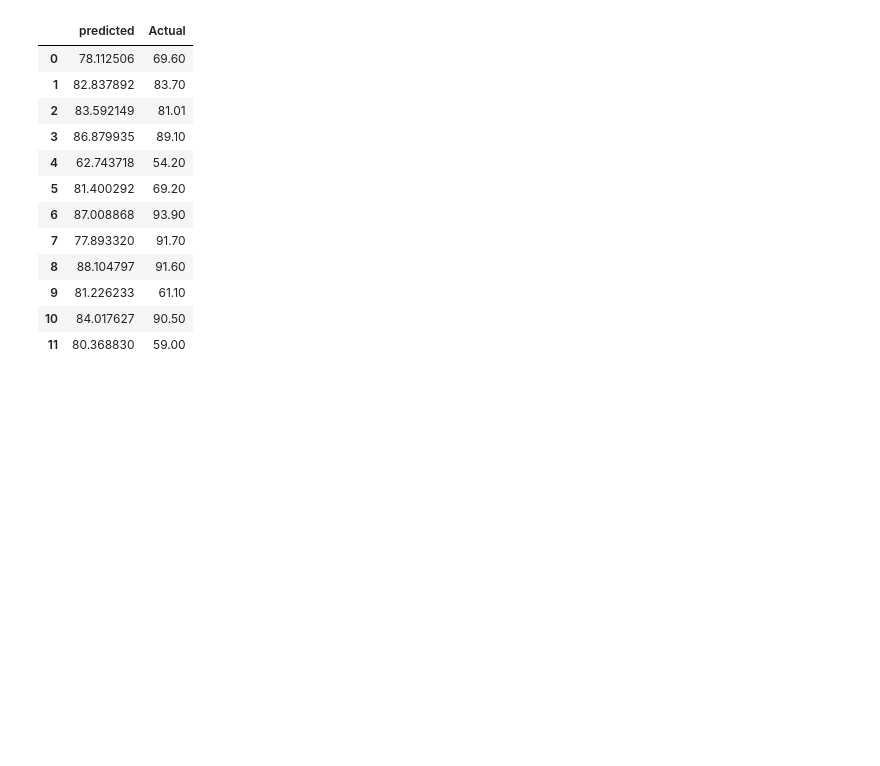
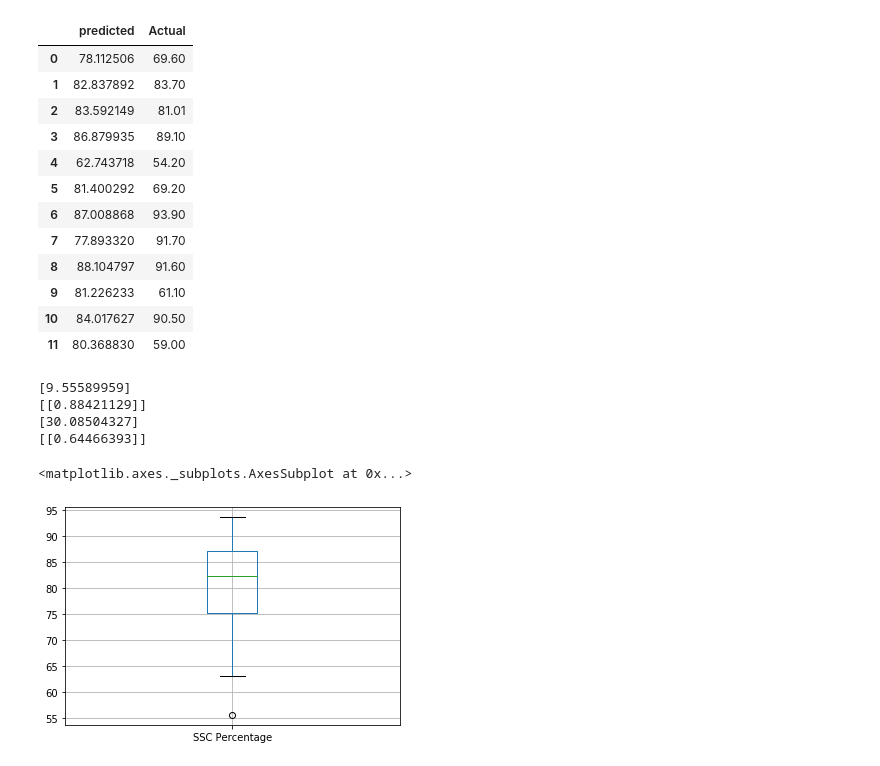
Before and after one commit to 19PA1A0495/10-03-2020, a Jupyter notebook: linear_regression.ipynb, the cells around one changed output. Drawn from its saved outputs; the diff is of its cells as text; code cells hidden in the pictures; blank space fills up the shorter version.

```diff
--- a/linear_regression.ipynb
+++ b/linear_regression.ipynb
@@ -173,3 +205,18 @@ Actual_predicted1
 | 9 | 81.226233 | 61.10 |
 | 10 | 84.017627 | 90.50 |
 | 11 | 80.368830 | 59.00 |
+# %%
+print(model.intercept_) #FOR SECTION A
+print(model.coef_) #FOR SECTION A
+print(model1.intercept_) #FOR SECTION B
+print(model1.coef_) #FOR SECTION B
+# %% [output]
+[9.55589959]
+[[0.88421129]]
+[30.08504327]
+[[0.64466393]]
+# %%
+a.boxplot(column =['SSC Percentage'], grid = True )
+# %% [output]
+<matplotlib.axes._subplots.AxesSubplot at 0x...>
+[figure, added]
```
Also changed, not shown: parts of 11 cells of this notebook.
